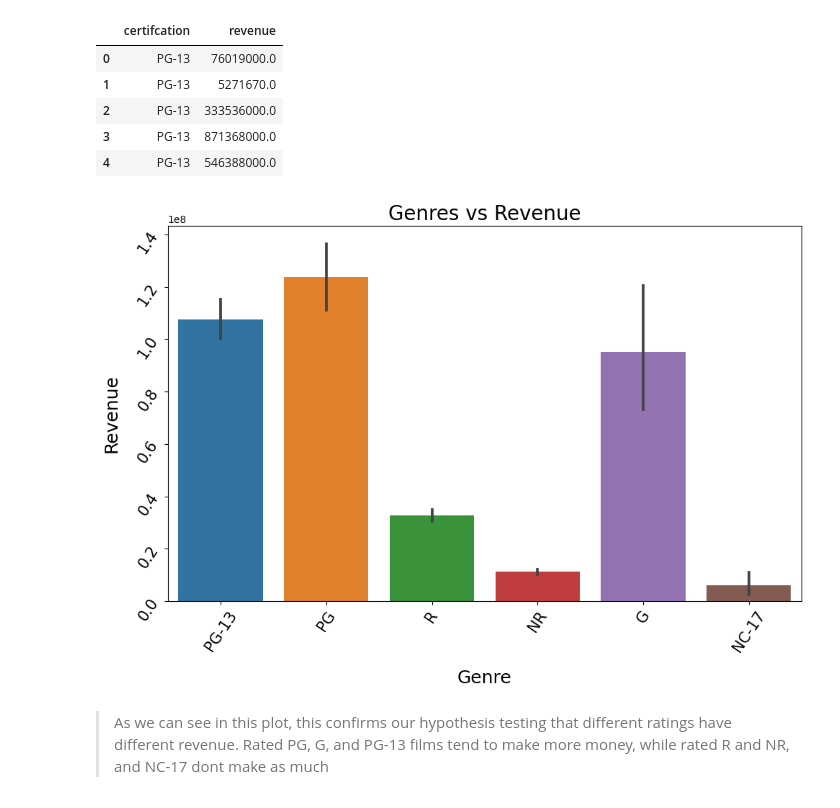
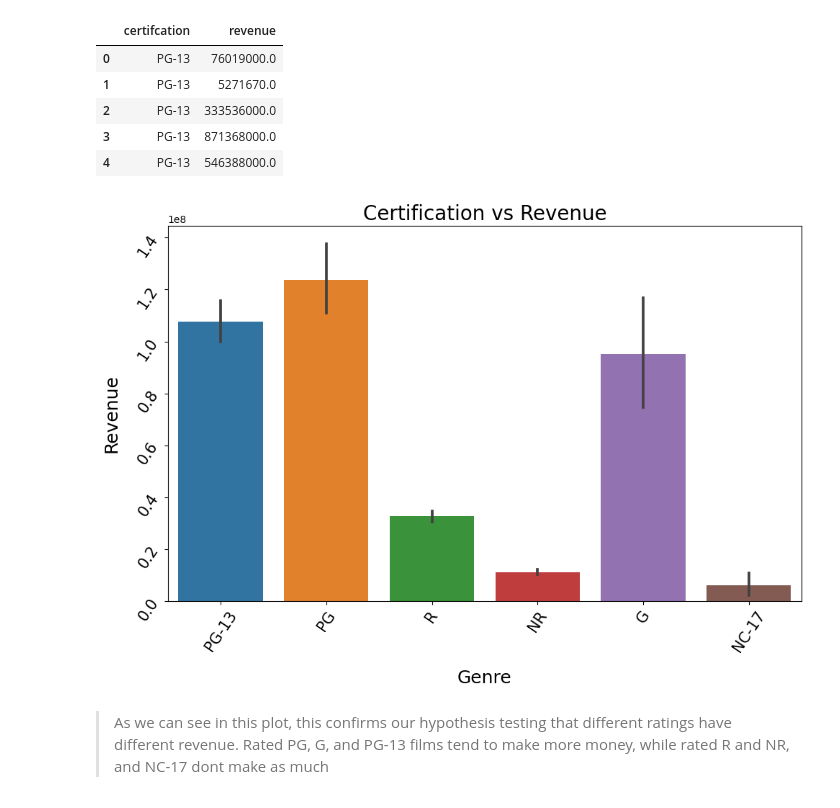
Before and after one commit to rvtovar/movie_analysis, a Jupyter notebook: Hypothesis Testing.ipynb, the cells around one changed output. Drawn from its saved outputs; the diff is of its cells as text; code cells hidden in the pictures.

```diff
--- a/Hypothesis Testing.ipynb
+++ b/Hypothesis Testing.ipynb
@@ -265,13 +265,13 @@ df.head()
 # %%
 fig, ax = plt.subplots(figsize=(10,7))
 sns.barplot(data=df, x='certifcation', y='revenue',ax=ax)
 ax.set_xlabel("Genre", fontsize=18,labelpad=15)
 ax.set_ylabel("Revenue", fontsize=18,labelpad=15)
-ax.set_title('Genres vs Revenue', fontsize=20)
+ax.set_title('Certification vs Revenue', fontsize=20)
 ax.tick_params(axis = 'both', which = 'major', labelsize = 15, rotation=56)
 plt.tight_layout()
 # %% [output]
-[figure, old version]
+[figure, new version]
 # %% [markdown]
 > As we can see in this plot, this confirms our hypothesis testing that different ratings have different revenue. Rated PG, G, and PG-13 films tend to make more money, while rated R and NR, and NC-17 dont make as much
 # %% [markdown]
```
Also changed, not shown: parts of 1 cell of this notebook, 4 other files.
